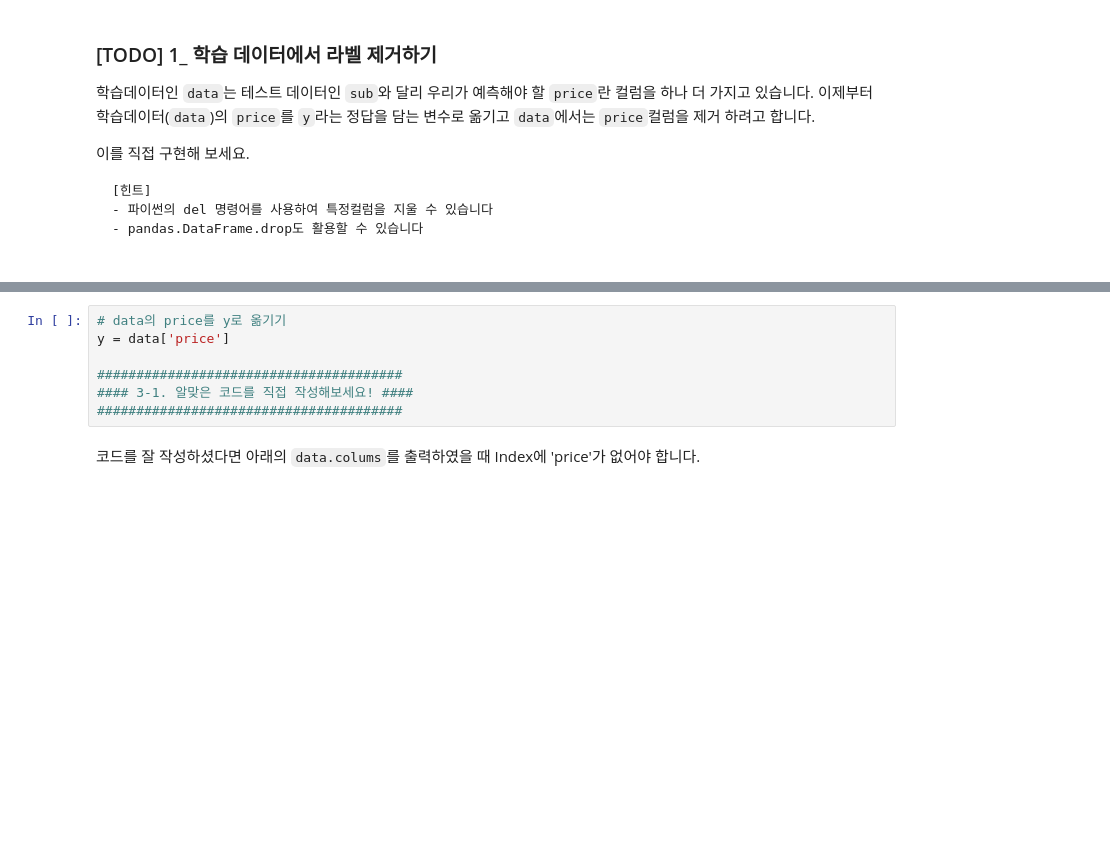
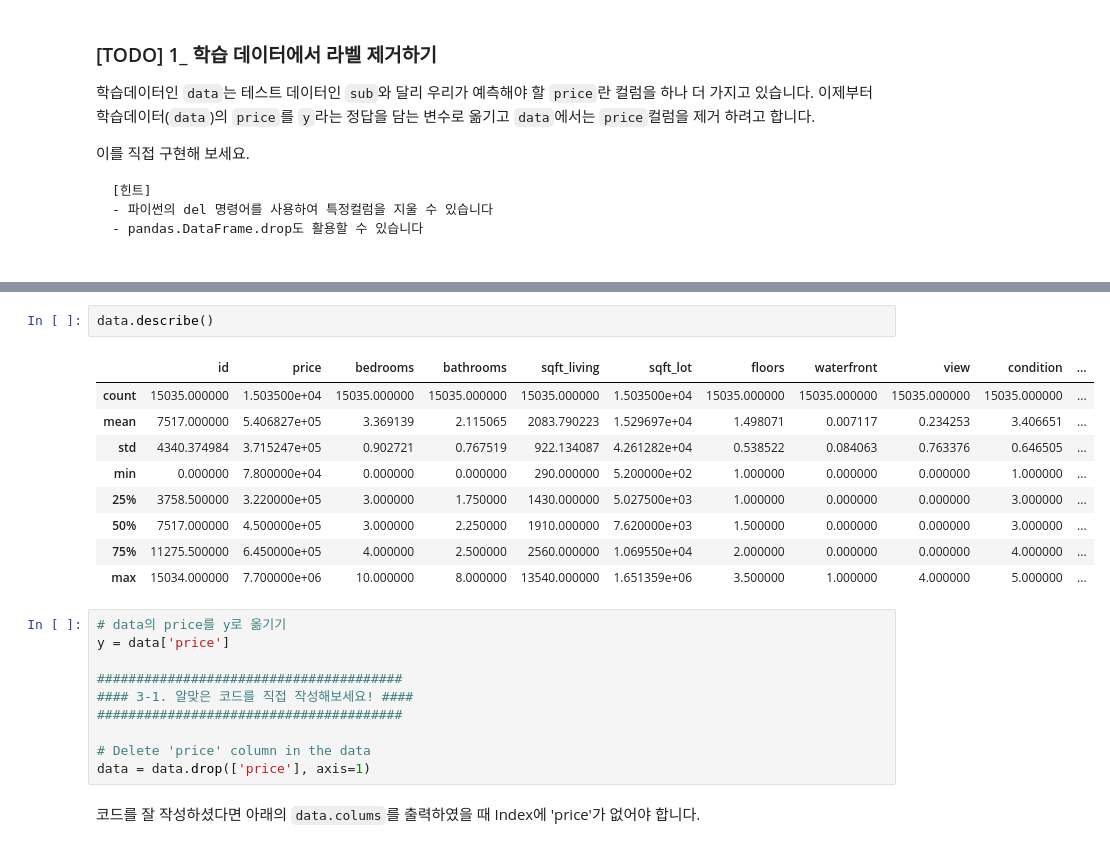
Before and after one commit to minsmis/NaverAI, a Jupyter notebook: notebooks/1주/7차시/3_캐글_EDA.ipynb, the cells around one changed output, grey strips where cells are left out. Cells and saved outputs as stored; diff of their text form; blank space fills up the shorter version.

```diff
--- a/notebooks/1주/7차시/3_캐글_EDA.ipynb
+++ b/notebooks/1주/7차시/3_캐글_EDA.ipynb
@@ -33,3 +63,15 @@
+# %%
+data.describe()
+# %% [output]
+|  | id | price | bedrooms | bathrooms | sqft_living | sqft_lot | floors | waterfront | view | condition | ... |
+| count | 15035.000000 | 1.503500e+04 | 15035.000000 | 15035.000000 | 15035.000000 | 1.503500e+04 | 15035.000000 | 15035.000000 | 15035.000000 | 15035.000000 | ... |
+| mean | 7517.000000 | 5.406827e+05 | 3.369139 | 2.115065 | 2083.790223 | 1.529697e+04 | 1.498071 | 0.007117 | 0.234253 | 3.406651 | ... |
+| std | 4340.374984 | 3.715247e+05 | 0.902721 | 0.767519 | 922.134087 | 4.261282e+04 | 0.538522 | 0.084063 | 0.763376 | 0.646505 | ... |
+| min | 0.000000 | 7.800000e+04 | 0.000000 | 0.000000 | 290.000000 | 5.200000e+02 | 1.000000 | 0.000000 | 0.000000 | 1.000000 | ... |
+| 25% | 3758.500000 | 3.220000e+05 | 3.000000 | 1.750000 | 1430.000000 | 5.027500e+03 | 1.000000 | 0.000000 | 0.000000 | 3.000000 | ... |
+| 50% | 7517.000000 | 4.500000e+05 | 3.000000 | 2.250000 | 1910.000000 | 7.620000e+03 | 1.500000 | 0.000000 | 0.000000 | 3.000000 | ... |
+| 75% | 11275.500000 | 6.450000e+05 | 4.000000 | 2.500000 | 2560.000000 | 1.069550e+04 | 2.000000 | 0.000000 | 0.000000 | 4.000000 | ... |
+| max | 15034.000000 | 7.700000e+06 | 10.000000 | 8.000000 | 13540.000000 | 1.651359e+06 | 3.500000 | 1.000000 | 4.000000 | 5.000000 | ... |
 # %%
 # data의 price를 y로 옮기기
 y = data['price']
@@ -37,6 +79,9 @@ y = data['price']
 #######################################
 #### 3-1. 알맞은 코드를 직접 작성해보세요! ####
 #######################################
+
+# Delete 'price' column in the data
+data = data.drop(['price'], axis=1)
 # %% [markdown]
 코드를 잘 작성하셨다면 아래의 `data.colums`를 출력하였을 때 Index에 'price'가 없어야 합니다.
 # %%
```
Also changed, not shown: parts of 18 cells of this notebook, 8 other files.
